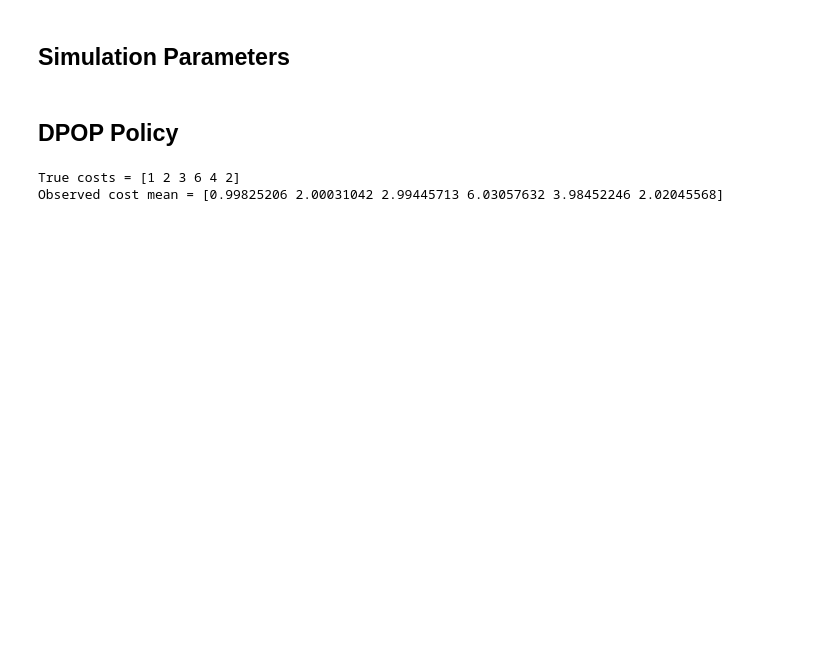
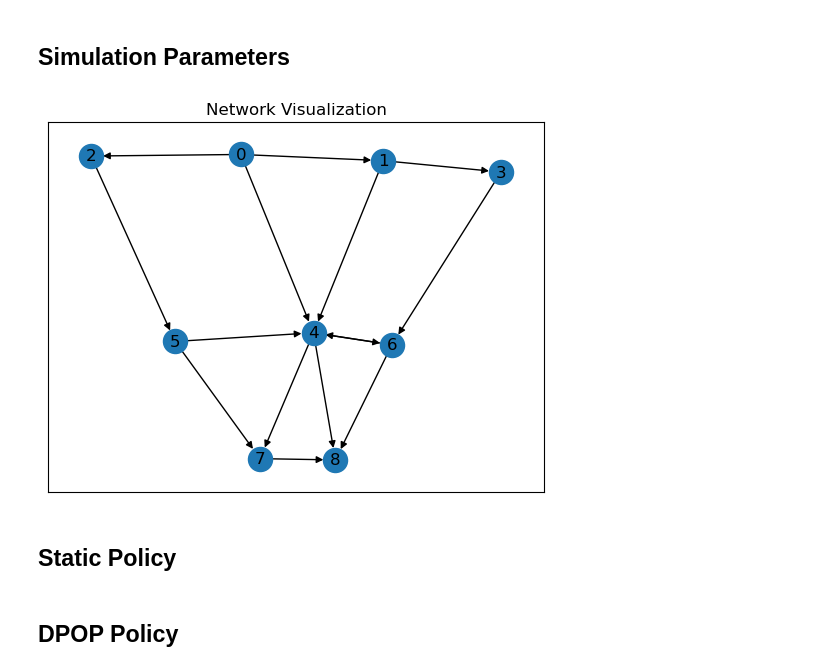
Before and after one commit to SathwikChadaga/Optimistic-DPP, a Jupyter notebook: dpop_regret.ipynb, the cells around one changed output. Saved outputs shown, nothing was run; the diff lists cells and outputs as text; code cells hidden in the pictures; blank space fills up the shorter version.

```diff
--- a/dpop_regret.ipynb
+++ b/dpop_regret.ipynb
@@ -18,34 +17,44 @@ reload(mutil);
 # %%
 # simulation lengths
 T_horizon = None # time horizon (to be set later)
 T_horizon_list = 2000*np.arange(1,11)
-N_runs    = 50 # number of simulations
+N_runs = 10 # number of simulations
 
 # noise and arrival rates
-arrival_rate   = 5  # lambda
-noise_variance = 5 # sigma^2
+def random_uniform(size = []):
+    return 2*np.random.uniform(size = size)-1
+noise_distribution = random_uniform # np.random.standard_normal
+noise_variance = 0.1 # sigma^2
+arrival_rate   = 8  # lambda
 
 # algorithm parameters
-beta  = 8*noise_variance # exploration tuner (beta > 4 sigma^2)
-nu    = None # backlog-cost tradeoff tuner (T^{1/3}) (to be set later)
-delta = None # exploration tuner (T^{(-2 sigma^2)/(beta - 2 sigma^2)}) (to be set later)
+beta  = 5*noise_variance # exploration tuner (should theoretically be > 4 sigma^2)
+nu    = None # backlog-cost tradeoff tuner (should theoretically be T^{1/3}) (to be set later)
+delta = None # exploration tuner (should theoretically be T^{(-2 sigma^2)/(beta - 2 sigma^2)}) (to be set later)
 
 # topology
-N_nodes          = 5
+N_nodes          = 9
 source_node      = 0
-destination_node = 4
-edges_list       = [[0,1], [0,2], [0,3], [1,4], [2,4], [3,4]]
+destination_node = 8
+edges_list       = [[0,1], [0,4], [0,2], [1,3], [1,4], [2,5], [3,6], [6,4], [4,6], [4,7], [5,4], [5,7], [6,8], [4,8], [7,8]]
 node_edge_adjacency = mutil.prepare_adjacency(edges_list, N_nodes)
 
 # edge properties
-edge_capacities = np.array([1, 2, 3, 5, 5, 5])
-true_edge_costs = np.array([1, 2, 3, 6, 4, 2])
+edge_capacities = np.array([4,2,2,2,2,2,2,1,1,1,1,1,2,5,2]) # max-flow = 8
+true_edge_costs = np.array([2,5,1,1,2,1,1,1,1,1,1,3,3,1,1])/10
 
 # pack parameters
 simulation_params = mutil.SimulationParameters(node_edge_adjacency,
                  true_edge_costs, edge_capacities,
                  source_node, destination_node,
-                 noise_variance,
+                 noise_variance, noise_distribution,
                  arrival_rate,
                  N_runs, T_horizon,
                  beta, delta, nu)
+
+# visualize topology
+mutil.visualize_network(edges_list, N_nodes)
+# %% [output]
+[figure, added]
+# %% [markdown]
+## Static Policy
@@ -75,6 +92,0 @@ dpop_non_null_costs = tran_non_null_cost_till_T_dpop + backlog_cost_at_T_dpop
-# %%
-print('True costs = ' + str(true_edge_costs))
-print('Observed cost mean = ' + str(queueing_network.edge_cost_means[0,:]))
-# %% [output]
-True costs = [1 2 3 6 4 2]
-Observed cost mean = [0.99825206 2.00031042 2.99445713 6.03057632 3.98452246 2.02045568]
```
Also changed, not shown: parts of 15 cells of this notebook, 6 other files.
